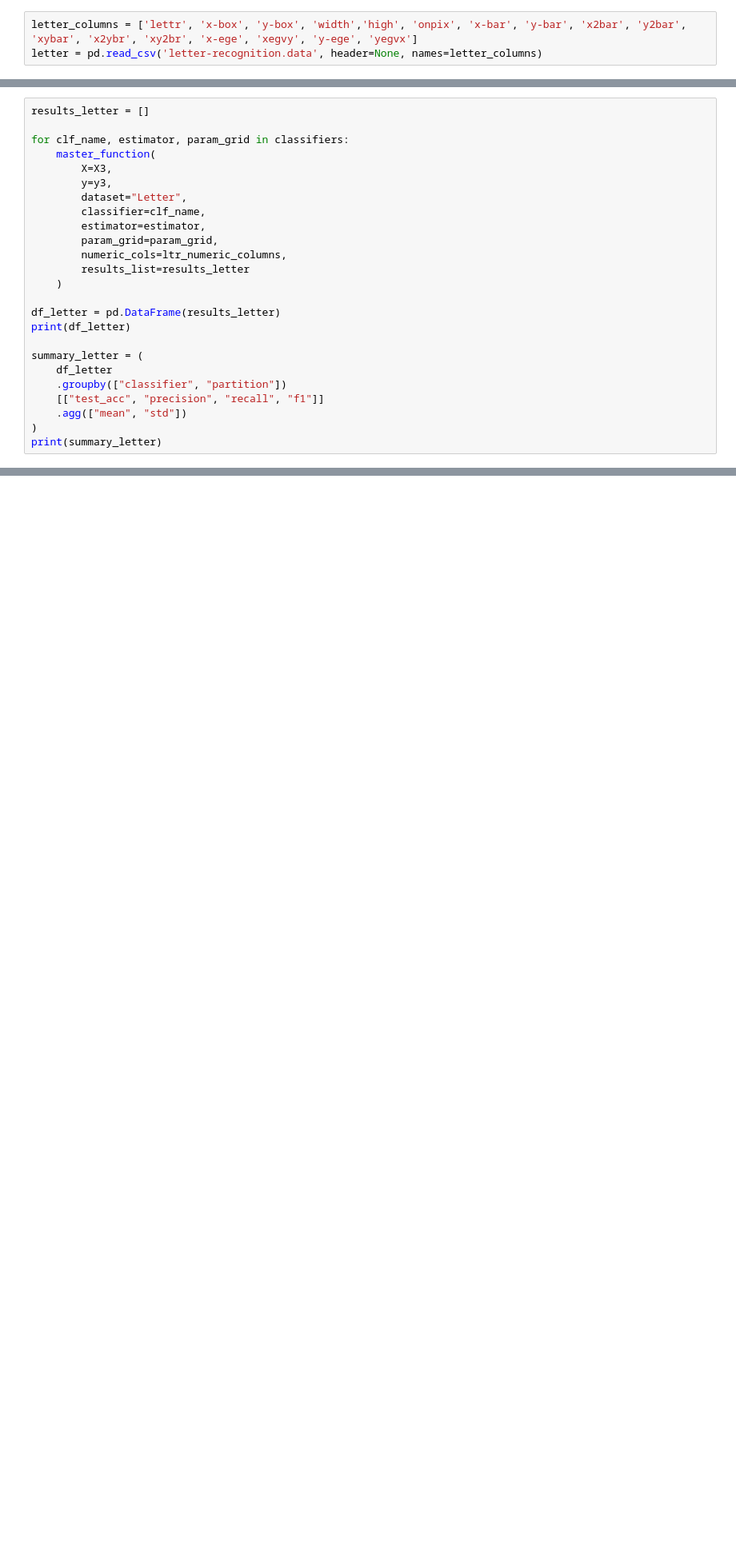
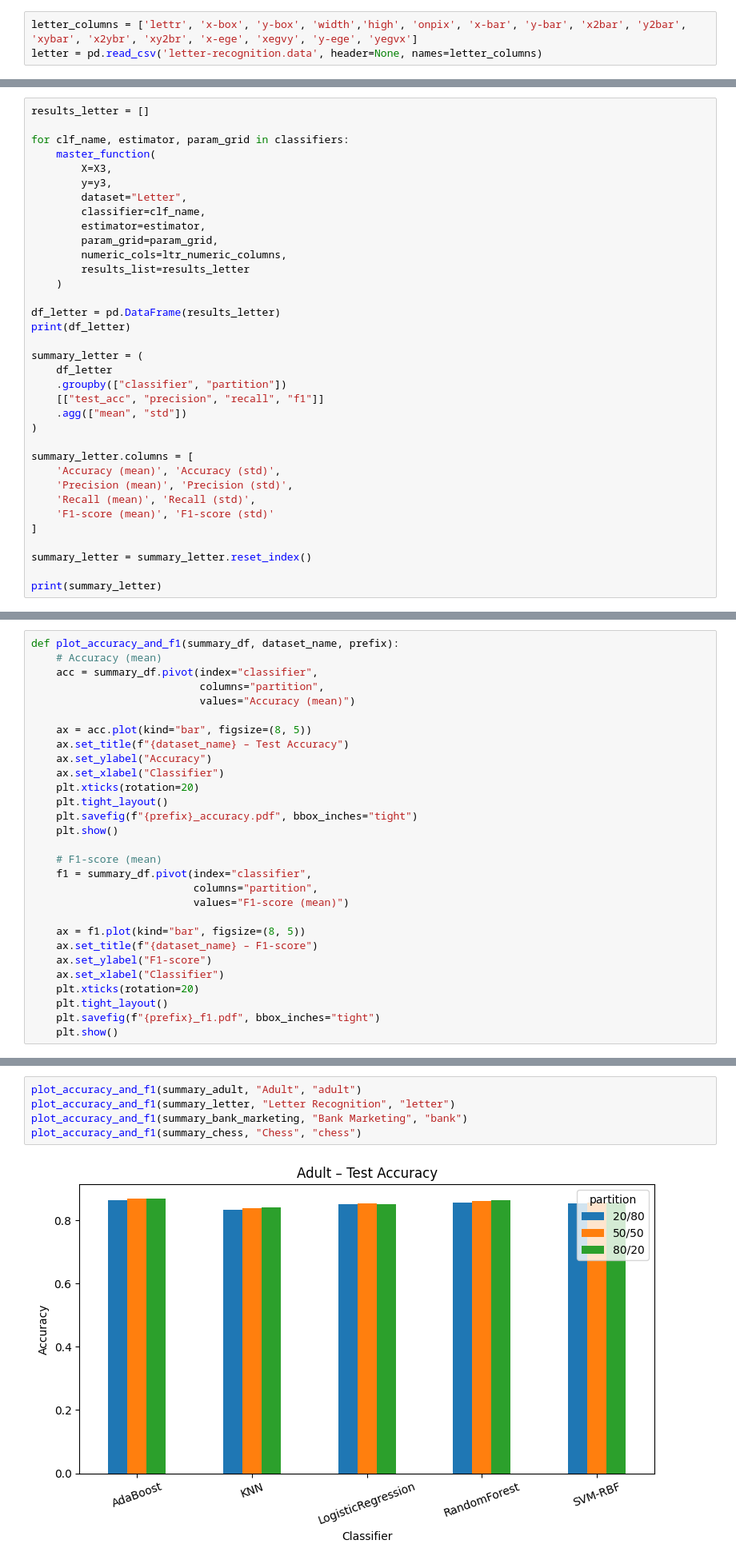
Before and after one commit to AnthonyAbumanneh/ML-model-comparison-study, a Jupyter notebook: MLCCPA.ipynb, the cells around one changed output, grey strips where cells are left out. Shown at 80% size. Saved outputs shown, nothing was run; the diff lists cells and outputs as text; blank space fills up the shorter version.

```diff
--- a/MLCCPA.ipynb
+++ b/MLCCPA.ipynb
@@ -325,4 +319,14 @@ summary_letter = (
     [["test_acc", "precision", "recall", "f1"]]
     .agg(["mean", "std"])
 )
+
+summary_letter.columns = [
+    'Accuracy (mean)', 'Accuracy (std)',
+    'Precision (mean)', 'Precision (std)',
+    'Recall (mean)', 'Recall (std)',
+    'F1-score (mean)', 'F1-score (std)'
+]
+
+summary_letter = summary_letter.reset_index()
+
 print(summary_letter)
@@ -447,0 +660,29 @@ print(summary_Heart_disease)
+# %%
+def plot_accuracy_and_f1(summary_df, dataset_name, prefix):
+    # Accuracy (mean)
+    acc = summary_df.pivot(index="classifier",
+                           columns="partition",
+                           values="Accuracy (mean)")
+
+    ax = acc.plot(kind="bar", figsize=(8, 5))
+    ax.set_title(f"{dataset_name} – Test Accuracy")
+    ax.set_ylabel("Accuracy")
+    ax.set_xlabel("Classifier")
+    plt.xticks(rotation=20)
+    plt.tight_layout()
+    plt.savefig(f"{prefix}_accuracy.pdf", bbox_inches="tight")
+    plt.show()
+
+    # F1-score (mean)
+    f1 = summary_df.pivot(index="classifier",
+                          columns="partition",
+                          values="F1-score (mean)")
+
+    ax = f1.plot(kind="bar", figsize=(8, 5))
+    ax.set_title(f"{dataset_name} – F1-score")
+    ax.set_ylabel("F1-score")
+    ax.set_xlabel("Classifier")
+    plt.xticks(rotation=20)
+    plt.tight_layout()
+    plt.savefig(f"{prefix}_f1.pdf", bbox_inches="tight")
+    plt.show()
@@ -447,0 +741,7 @@ print(summary_Heart_disease)
+# %%
+plot_accuracy_and_f1(summary_adult, "Adult", "adult")
+plot_accuracy_and_f1(summary_letter, "Letter Recognition", "letter")
+plot_accuracy_and_f1(summary_bank_marketing, "Bank Marketing", "bank")
+plot_accuracy_and_f1(summary_chess, "Chess", "chess")
+# %% [output]
+[figure, added]
```
Also changed, not shown: parts of 54 cells of this notebook.
